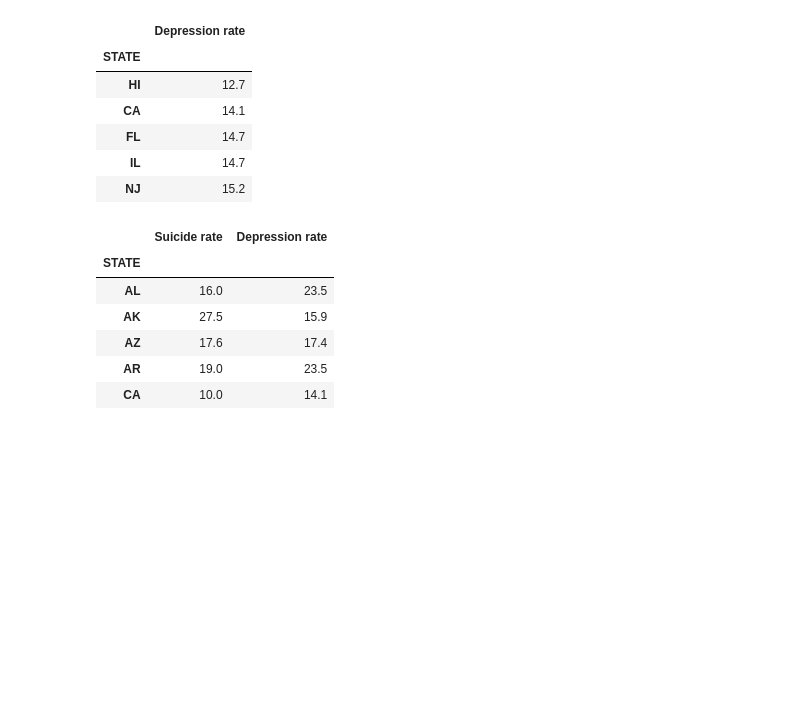
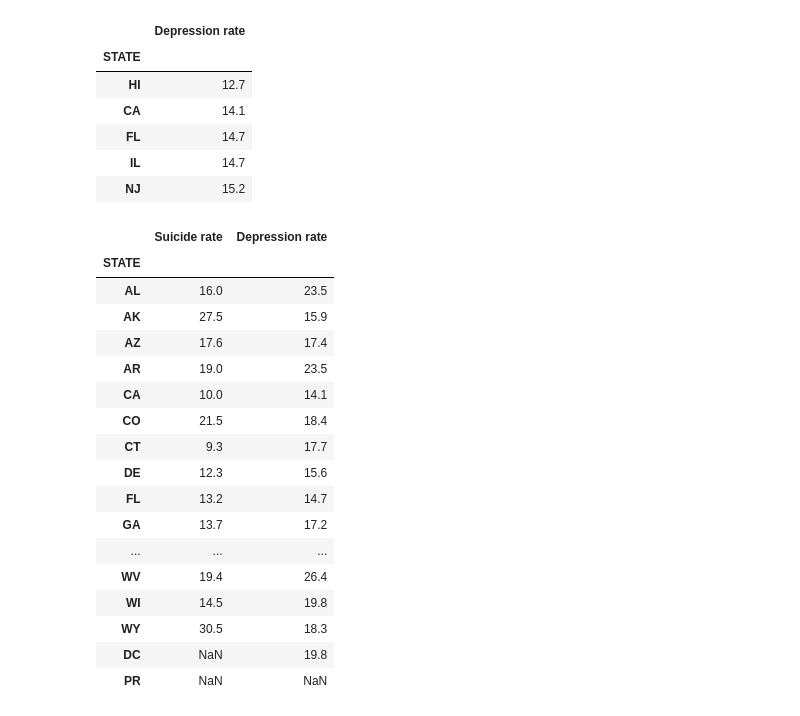
Before and after one commit to soobin83/Project1-Group2, a Jupyter notebook: project/Suicide/suicide_depression.ipynb, the cells around one changed output. Saved outputs shown, nothing was run; the diff lists cells and outputs as text; code cells hidden in the pictures; blank space fills up the shorter version.

```diff
--- a/project/Suicide/suicide_depression.ipynb
+++ b/project/Suicide/suicide_depression.ipynb
@@ -114,12 +114,23 @@ bottom_5_states_depression_2020
 # %%
 suicide_depression_df = pd.merge(suicide_clean, depression_clean, on=["STATE"], how="outer")
 suicide_depression_df.reset_index("STATE")
-suicide_depression_df.head()
+suicide_depression_df
 # %% [output]
 |  | Suicide rate | Depression rate |
 | STATE |  |  |
 | AL | 16.0 | 23.5 |
 | AK | 27.5 | 15.9 |
 | AZ | 17.6 | 17.4 |
 | AR | 19.0 | 23.5 |
 | CA | 10.0 | 14.1 |
+| CO | 21.5 | 18.4 |
+| CT | 9.3 | 17.7 |
+| DE | 12.3 | 15.6 |
+| FL | 13.2 | 14.7 |
+| GA | 13.7 | 17.2 |
+| ... | ... | ... |
+| WV | 19.4 | 26.4 |
+| WI | 14.5 | 19.8 |
+| WY | 30.5 | 18.3 |
+| DC | NaN | 19.8 |
+| PR | NaN | NaN |
```
Also changed, not shown: parts of 2 cells of this notebook, 4 other files.
